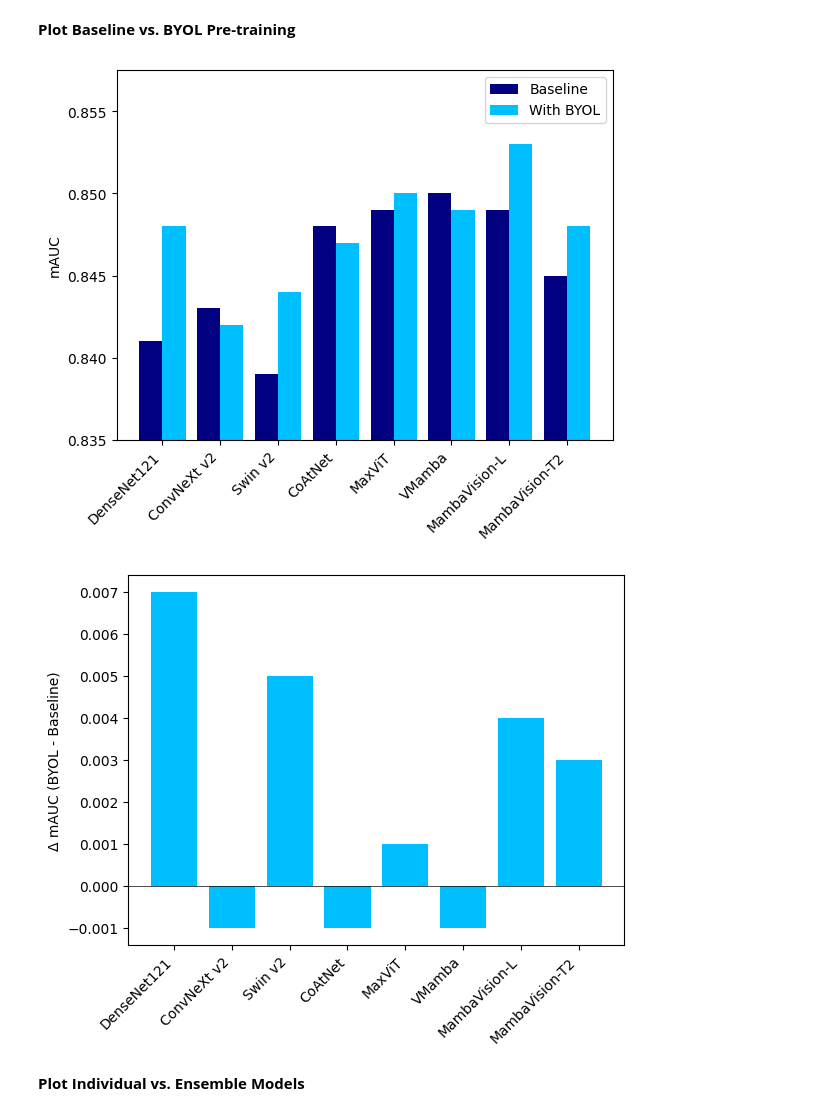
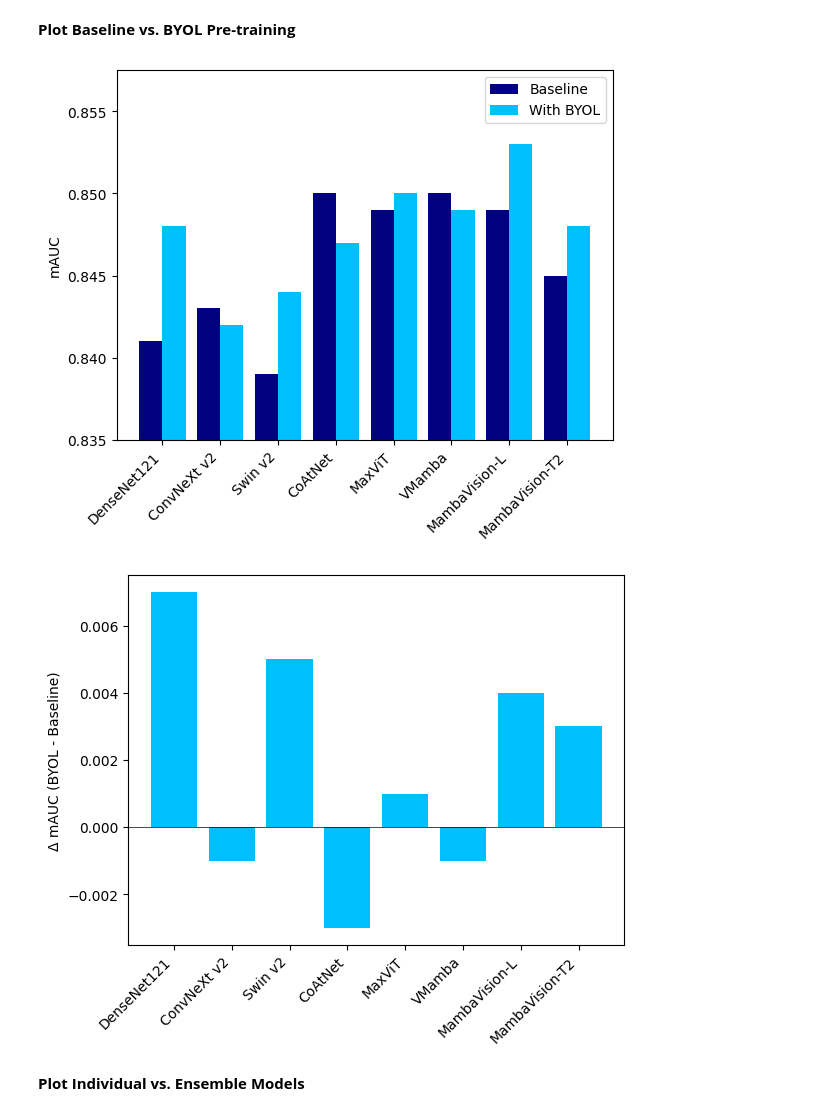
Before and after one commit to bjorneme/master-thesis, a Jupyter notebook: Other/Figures Report/Figures_results.ipynb, the cells around one changed output. Cells and saved outputs as stored; diff of their text form; code cells hidden in the pictures.

Commit message:
Update figures result report

```diff
--- a/Other/Figures Report/Figures_results.ipynb
+++ b/Other/Figures Report/Figures_results.ipynb
@@ -107,7 +107,7 @@ plt.show()
 **Plot Baseline vs. BYOL Pre-training**
 # %%
 # The results
-results_baseline = [0.841, 0.843, 0.839, 0.848, 0.849, 0.850, 0.849, 0.845]
+results_baseline = [0.841, 0.843, 0.839, 0.850, 0.849, 0.850, 0.849, 0.845]
 results_byol =     [0.848, 0.842, 0.844, 0.847, 0.850, 0.849, 0.853, 0.848]
 
 # Bar width and indexes
@@ -127,21 +127,21 @@ plt.xticks(indexes + bar_width / 2, models, rotation=45, ha='right')
 plt.legend()
 plt.show()
 # %% [output]
-[figure, old version]
+[figure, new version]
 # %%
 # The results
-results_baseline = [0.841, 0.843, 0.839, 0.848, 0.849, 0.850, 0.849, 0.845]
+results_baseline = [0.841, 0.843, 0.839, 0.850, 0.849, 0.850, 0.849, 0.845]
 results_byol =     [0.848, 0.842, 0.844, 0.847, 0.850, 0.849, 0.853, 0.848]
 
 # Plot
 delta = np.array(results_byol) - np.array(results_baseline)
 plt.bar(models, delta, color='deepskyblue')
 plt.axhline(0, color='black', linewidth=0.5)
 plt.ylabel('Δ mAUC (BYOL - Baseline)')
 plt.xticks(rotation=45, ha='right')
 plt.show()
 # %% [output]
-[figure, old version]
+[figure, new version]
 # %% [markdown]
 **Plot Individual vs. Ensemble Models**
 # %%
```
Also changed, not shown: parts of 6 cells of this notebook.
